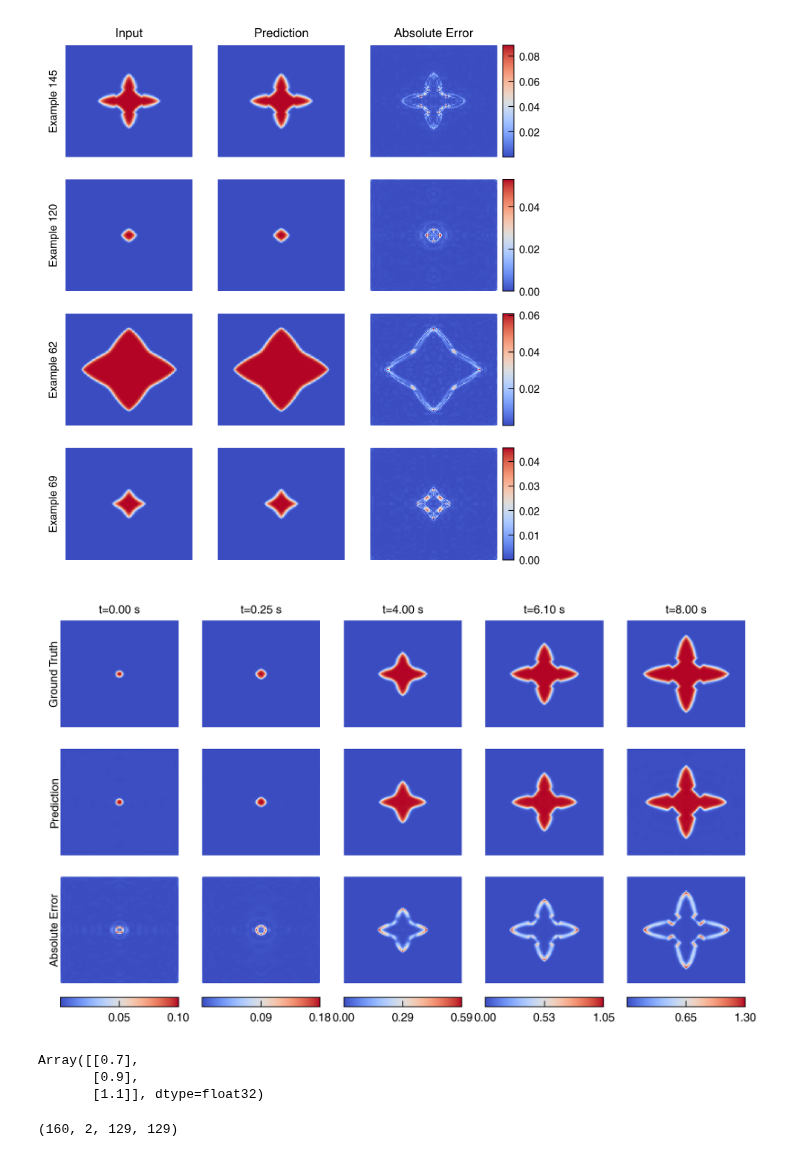
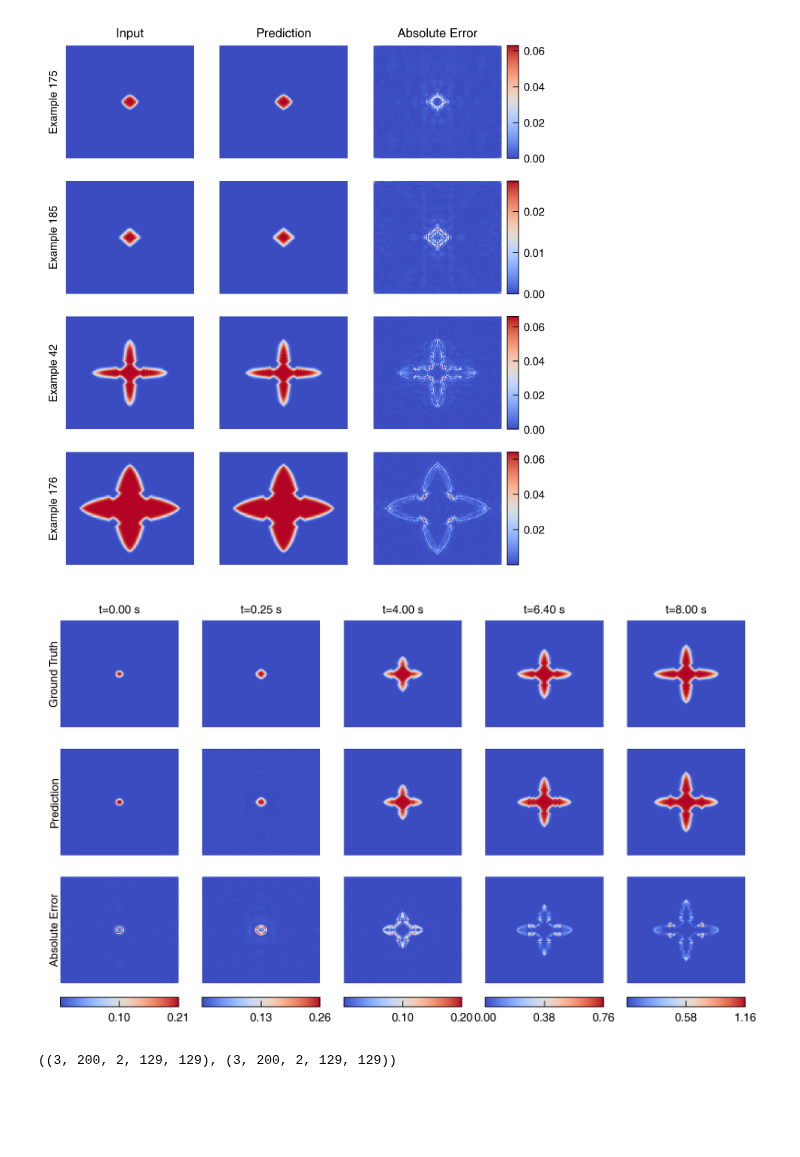
Before and after one commit to NanxiiChen/PF-PINO, a Jupyter notebook: solidification/eval.ipynb, the cells around one changed output. Cells and saved outputs as stored; diff of their text form; code cells hidden in the pictures; blank space fills up the shorter version.

```diff
--- a/solidification/eval.ipynb
+++ b/solidification/eval.ipynb
@@ -106,7 +106,7 @@ model_skeleton = get_model2d(
 )
 # model_skeleton = get_model1d(configs, jax.random.PRNGKey(0))
 # weight = os.path.join(save_dir, f"epoch_{configs.epochs - 1}.eqx")
-weight = os.path.join(save_dir, f"epoch_800.eqx")
+weight = os.path.join(save_dir, f"epoch_1400.eqx")
 model = eqx.tree_deserialise_leaves(weight, model_skeleton)
 # %%
 # data = jnp.load("./dataset_split.npz")
@@ -165,7 +165,7 @@ for i, idx in enumerate(random_indices):
     fig.colorbar(diff_ax, cax=ax_bar)
 # fig.tight_layout()
 # %% [output]
-[figure, old version]
+[figure, new version]
 # %%
 test_solutions = jnp.load(os.path.join(configs.test_data_dir, "solutions_grid.npy"))
 test_ks = jnp.load(os.path.join(configs.test_data_dir, "K_values.npy")).reshape(-1, 1)
@@ -174,55 +174,49 @@ y_test = test_solutions[:, 1:, :, :]
 auto_reg_fn = partial(
     model.auto_reg,
     meshes=meshes,
-    steps=160
+    steps=200
 )
 u_preds = jax.vmap(auto_reg_fn)(u0, test_ks)
 # %%
-idxs = [0, 5, 80, 122, 160,]
+idxs = [0, 5, 80, 128, 160,]
 meshesx = meshes[0]
 meshesy = meshes[1]
-example_th = 1
+example_th = 2
 fig, axes = plt.subplots(3, len(idxs), figsize=(1.5 * len(idxs), 4))
 for i, idx in enumerate(idxs):
     ax = axes[0, i]
     # ax.contourf(meshesx, meshesy, y_test[example_th, idx, 0, :, :], levels=20, cmap='coolwarm')
     ax.pcolormesh(meshesx, meshesy, y_test[example_th, idx, 0, :, :], shading='auto', cmap='coolwarm')
     if i == 0:
         ax.text(0., 0.5, "Ground Truth", ha="right", va="center", transform=ax.transAxes, rotation=90)
     # ax.set_title(f"Ground Truth t={int((idx+1)*dt*configs.Tc)} s")
     ax.set_axis_off()
     ax.text(0.5, 1.05, f"t={idx*dt*configs.Tc:.2f} s", ha="center", va="bottom", transform=ax.transAxes)
 
     ax = axes[1, i]
     # ax.contourf(meshesx, meshesy, u_preds[example_th, idx, 0, :, :], levels=20, cmap='coolwarm')
     ax.pcolormesh(meshesx, meshesy, u_preds[example_th, idx, 0, :, :], shading='auto', cmap='coolwarm')
     if i == 0:
         ax.text(0., 0.5, "Prediction", ha="right", va="center", transform=ax.transAxes, rotation=90)
     ax.set_axis_off()
 
     ax = axes[2, i]
     diff = jnp.abs(y_test[example_th, idx, 0, :, :] - u_preds[example_th, idx, 0, :, :])
     # diff_ax = ax.contourf(meshesx, meshesy, diff, levels=20, cmap='coolwarm')
     diff_ax = ax.pcolormesh(meshesx, meshesy, diff, shading='auto', cmap='coolwarm')
     if i == 0:
         ax.text(0., 0.5, "Absolute Error", ha="right", va="center", transform=ax.transAxes, rotation=90)
     ax.set_axis_off()
     ax_bar = fig.add_axes([ax.get_position().x0,
                            ax.get_position().y0 - 0.05,
                            ax.get_position().width,
                            0.02])
     # fewer ticks on colorbar with 2 precision
     fig.colorbar(diff_ax, cax=ax_bar, orientation='horizontal',
                  format='%.2f', ticks=jnp.linspace(0, jnp.max(diff), num=3))
 # %% [output]
-[figure, old version]
+[figure, new version]
-# %%
-test_ks
-# %% [output]
-Array([[0.7],
-       [0.9],
-       [1.1]], dtype=float32)
-# %%
-y_test[100].shape
-# %% [output]
-(160, 2, 129, 129)
+# %%
+y_test.shape, u_preds.shape
+# %% [output]
+((3, 200, 2, 129, 129), (3, 200, 2, 129, 129))
```
Also changed, not shown: parts of 4 cells of this notebook, 3 other files.
